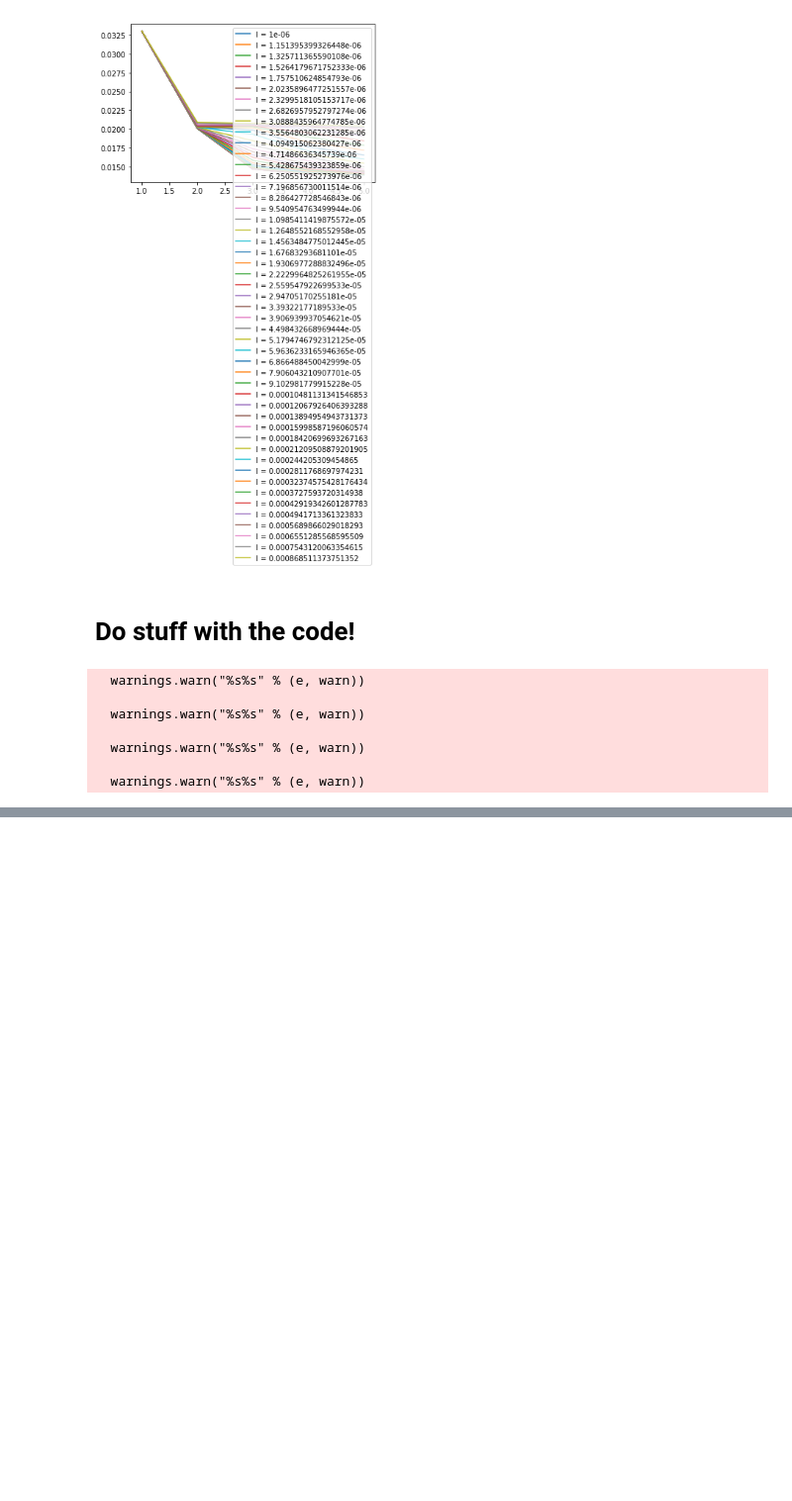
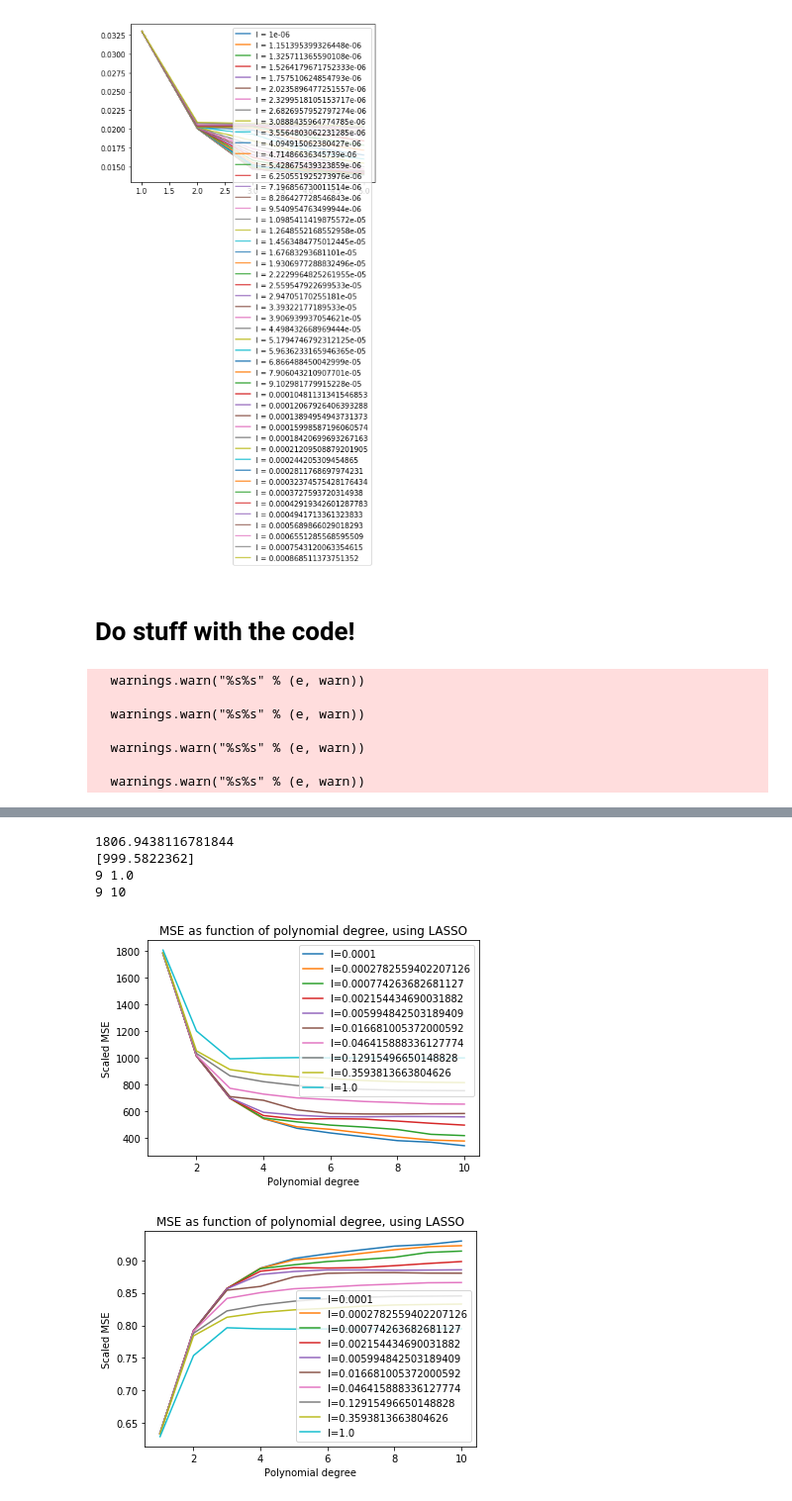
Before and after one commit to jkismul/MachineLearning, a Jupyter notebook: scr/code/project_1.ipynb, the cells around one changed output, grey strips where cells are left out. Shown: that part at 99% size. Saved outputs shown, nothing was run; the diff lists cells and outputs as text; code cells hidden in the pictures; blank space fills up the shorter version.

```diff
--- a/scr/code/project_1.ipynb
+++ b/scr/code/project_1.ipynb
@@ -858,12 +908,11 @@ KeyboardInterrupt:
 # %%
 plt.figure()
 for i in range(len(mse_values_terr_test_ridge[0])):
-
-    plt.plot(mpd,mse_values_terr_test_ridge[i])#/(max(mse_values_terr_test_ridge)))
+    plt.plot(mpd,mse_values_terr_test_ridge[i]/(np.max(mse_values_terr_test_ridge)),label='l={}'.format(_lambdas[i]))
 plt.xlabel('Polynomial degree')
 plt.ylabel('Scaled MSE')
-plt.title('MSE as function of polynomial degree, using OLS')
+plt.title('MSE as function of polynomial degree, using Ridge')
 plt.show()
-print(mse_min)
+print(mse_min_terra_ridge)
 print(_lambda_best_terr_ridge,_lambdas[_lambda_best_terr_ridge])
 print(_degree_best_terr_ridge,mpd[_degree_best_terr_ridge])
@@ -934,14 +969,32 @@ Currently working on polynomial degree 7, and lambda 1
 # %%
 plt.figure()
 maximum = np.max(mse_values_terr_test_lasso)
 print(maximum)
-for i in range(len(mse_values_terr_test_lasso[0])):
-
-    plt.plot(mpd,mse_values_terr_test_lasso[i]/maximum)
-plt.xlabel('Polynomial degree')
-plt.ylabel('Scaled MSE')
-plt.title('MSE as function of polynomial degree, using OLS')
-plt.show()
 print(mse_min_lasso)
 print(_lambda_best_terr_lasso,_lambdas[_lambda_best_terr_lasso])
 print(_degree_best_terr_lasso,mpd[_degree_best_terr_lasso])
+mpd=np.arange(1,11)
+for i in range(len(mse_values_terr_test_lasso[0])):
+
+    plt.plot(mpd,mse_values_terr_test_lasso[i],label='l={}'.format(_lambdas[i]))
+plt.xlabel('Polynomial degree')
+plt.ylabel('Scaled MSE')
+plt.title('MSE as function of polynomial degree, using LASSO')
+plt.legend()
+plt.show()
+
+for i in range(len(r2_values_terr_test_lasso[0])):
+
+    plt.plot(mpd,r2_values_terr_test_lasso[i],label='l={}'.format(_lambdas[i]))
+plt.xlabel('Polynomial degree')
+plt.ylabel('Scaled MSE')
+plt.title('MSE as function of polynomial degree, using LASSO')
+plt.legend()
+plt.show()
+# %% [output]
+1806.9438116781844
+[999.5822362]
+9 1.0
+9 10
+[figure, added]
+[figure, added]
```
Also changed, not shown: parts of 8 cells of this notebook.
